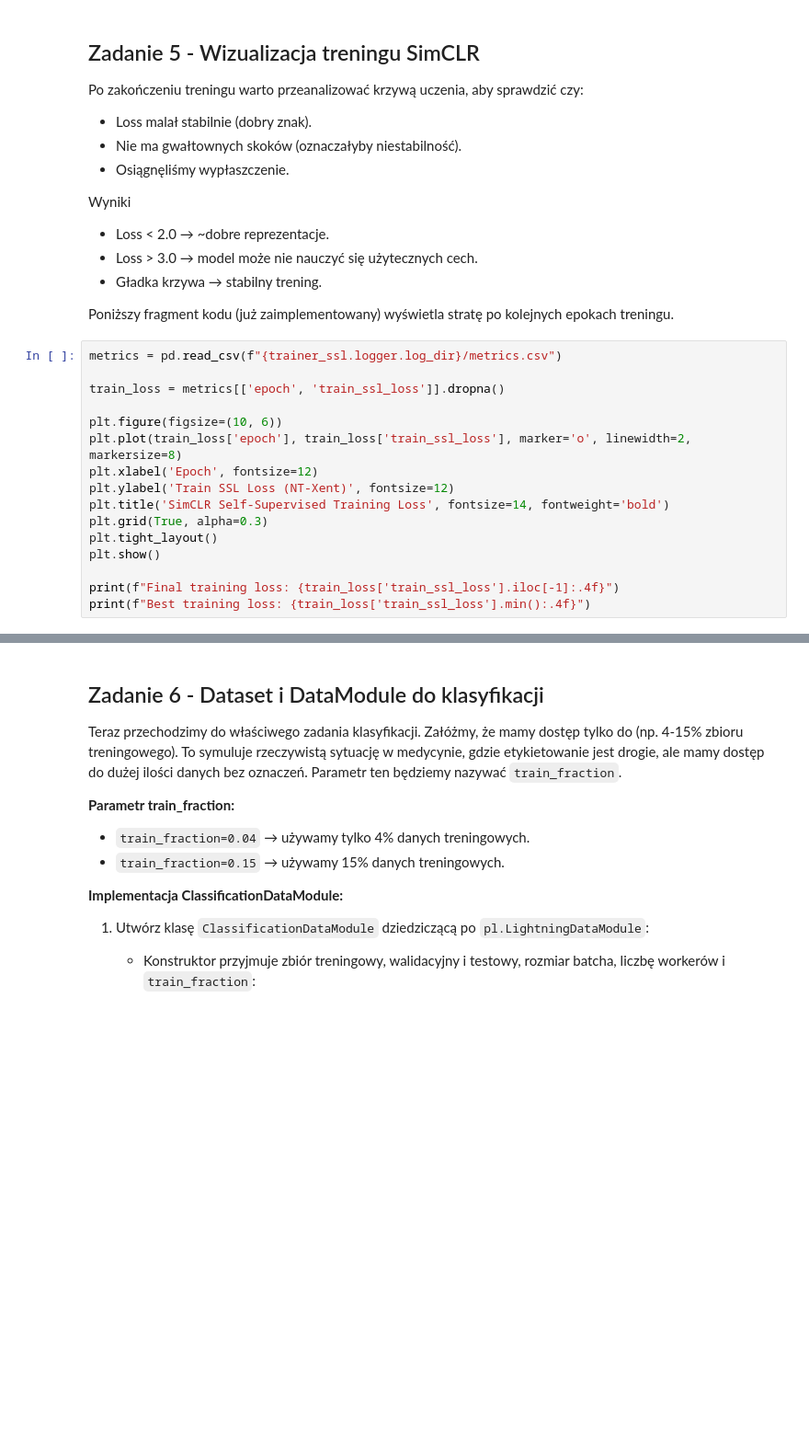
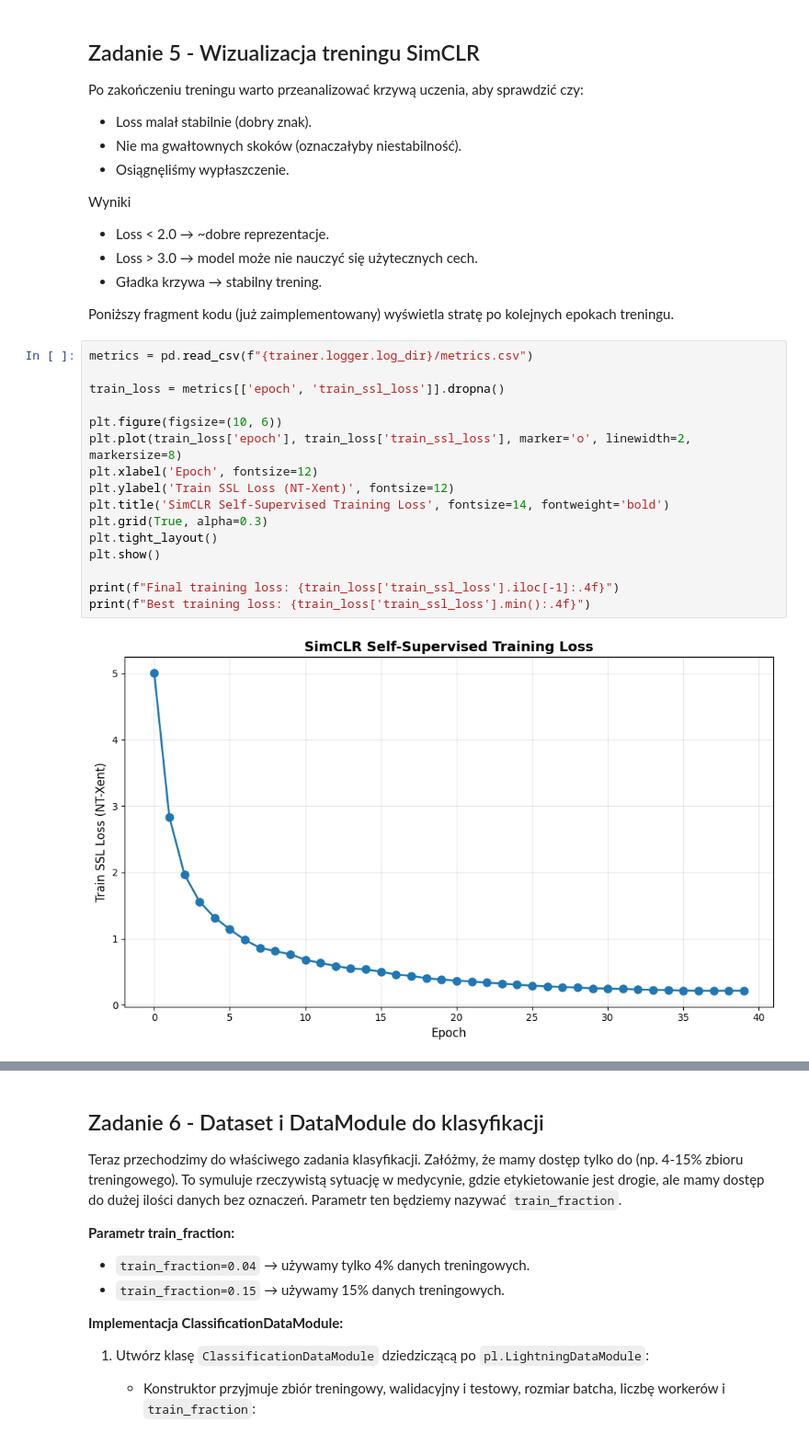
Before and after one commit to kapiotrow/piaom, a Jupyter notebook: lab8/Lab08_SimCLR_TODO.ipynb, the cells around one changed output, grey strips where cells are left out. Shown at 92% size. Drawn from its saved outputs; the diff is of its cells as text; blank space fills up the shorter version.

```diff
--- a/lab8/Lab08_SimCLR_TODO.ipynb
+++ b/lab8/Lab08_SimCLR_TODO.ipynb
@@ -768,18 +767,20 @@ Wyniki
 
 Poniższy fragment kodu (już zaimplementowany) wyświetla stratę po kolejnych epokach treningu.
 # %%
-metrics = pd.read_csv(f"{trainer_ssl.logger.log_dir}/metrics.csv")
+metrics = pd.read_csv(f"{trainer.logger.log_dir}/metrics.csv")
 
 train_loss = metrics[['epoch', 'train_ssl_loss']].dropna()
 
 plt.figure(figsize=(10, 6))
 plt.plot(train_loss['epoch'], train_loss['train_ssl_loss'], marker='o', linewidth=2, markersize=8)
 plt.xlabel('Epoch', fontsize=12)
 plt.ylabel('Train SSL Loss (NT-Xent)', fontsize=12)
 plt.title('SimCLR Self-Supervised Training Loss', fontsize=14, fontweight='bold')
 plt.grid(True, alpha=0.3)
 plt.tight_layout()
 plt.show()
 
 print(f"Final training loss: {train_loss['train_ssl_loss'].iloc[-1]:.4f}")
 print(f"Best training loss: {train_loss['train_ssl_loss'].min():.4f}")
+# %% [output]
+[figure, added]
```
Also changed, not shown: parts of 13 cells of this notebook.
